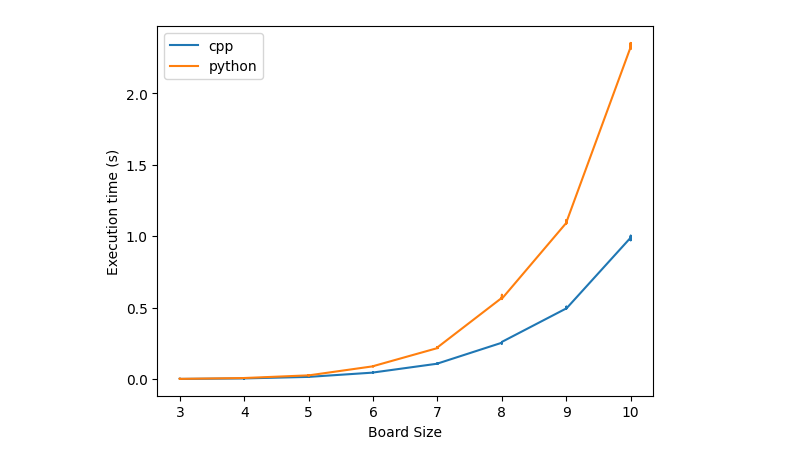
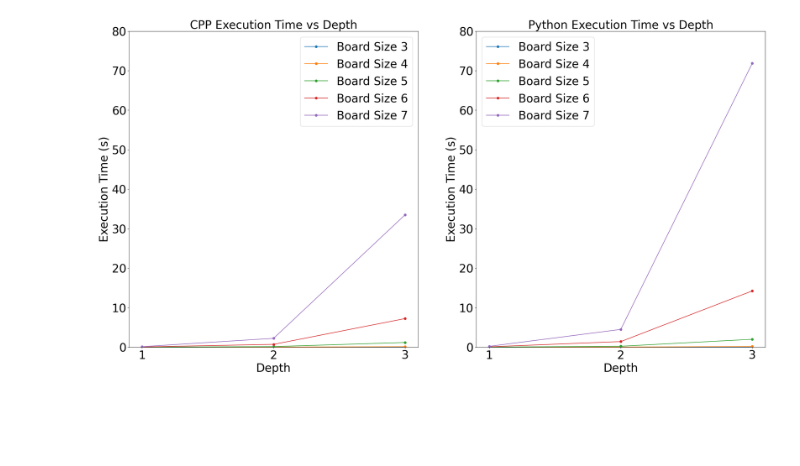
Before and after one commit to josephattalla/Dynamic-Tic-Tac-Toe-AI, a Jupyter notebook: analysis.ipynb, the cells around one changed output. Drawn from its saved outputs; the diff is of its cells as text; code cells hidden in the pictures; blank space fills up the shorter version.

```diff
--- a/analysis.ipynb
+++ b/analysis.ipynb
@@ -38,10 +43,0 @@ python
-# %%
-fig, ax = plt.subplots()
-ax.plot(cpp['board size'], cpp['execution time'], label='cpp')
-ax.plot(python['board size'], python['execution time'], label='python')
-ax.set_xlabel('Board Size')
-ax.set_ylabel('Execution time (s)')
-ax.legend();
-fig.savefig('Board_Size_vs_Execution_Time_Plot')
-# %% [output]
-[figure, removed]
@@ -47,0 +58,25 @@ fig.savefig('Board_Size_vs_Execution_Time_Plot')
+# %%
+# Create subplots
+fig, axes = plt.subplots(1, 2, figsize=(30, 15))
+
+for size in cpp['board size'].unique():
+    subset_cpp = cpp[cpp['board size'] == size]
+    axes[0].plot(subset_cpp['depth'], subset_cpp['execution time'], marker='o', label=f'Board Size {size}')
+
+    subset_python = python[python['board size'] == size]
+    axes[1].plot(subset_python['depth'], subset_python['execution time'], marker='o', label=f'Board Size {size}')
+
+for ax in axes:
+    ax.set_xlabel("Depth", fontsize=30)
+    ax.set_ylabel("Execution Time (s)", fontsize=30)
+    ax.legend(fontsize=30)  # Adjusted to prevent overlap
+    ax.tick_params(labelsize=30)
+    ax.set_ylim(0, 80)
+    ax.set_xticks([1, 2, 3])
+
+axes[0].set_title("CPP Execution Time vs Depth", fontsize=30)
+axes[1].set_title("Python Execution Time vs Depth", fontsize=30)
+
+plt.savefig("plot")
+# %% [output]
+[figure, added]
```
Also changed, not shown: parts of 3 cells of this notebook, 4 other files.
